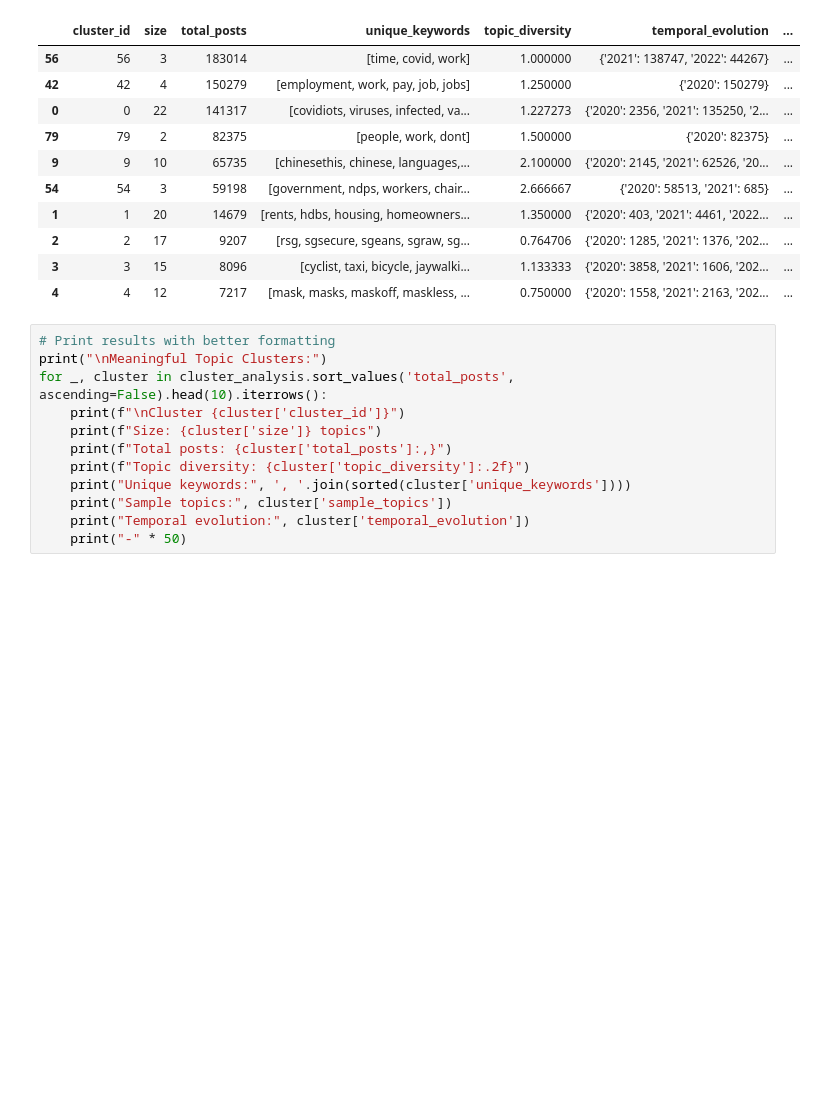
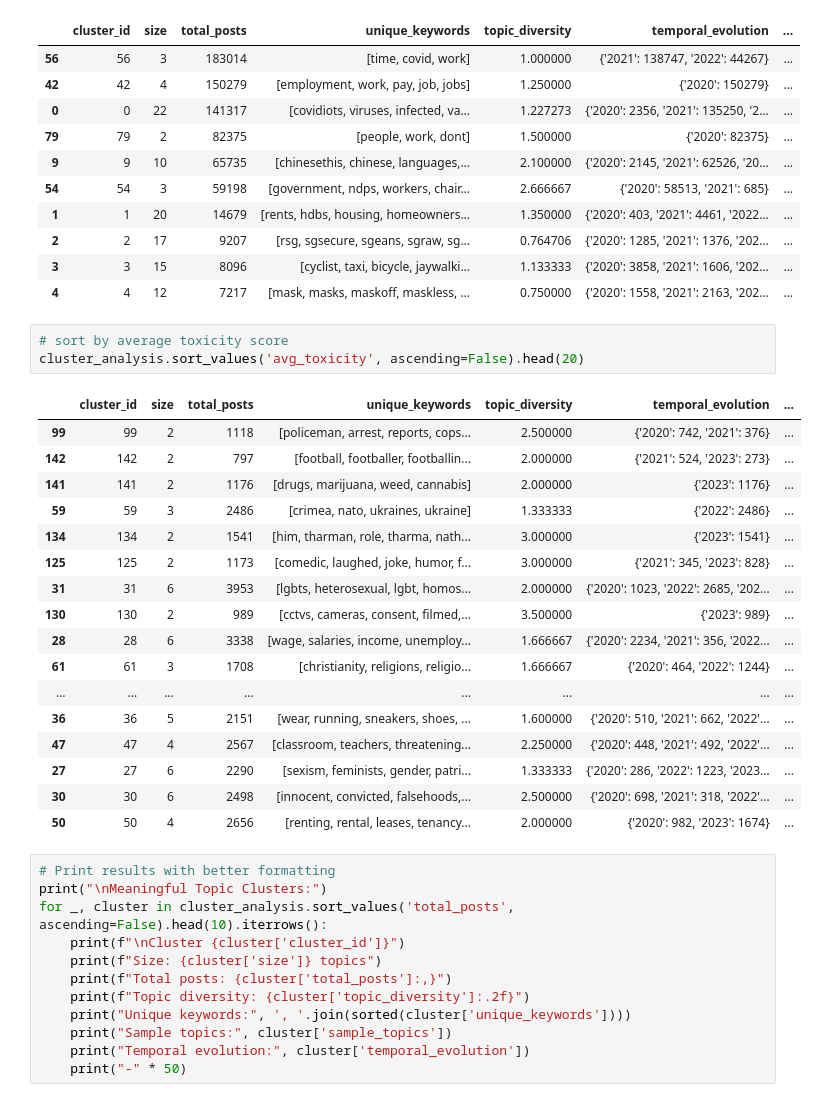
Before and after one commit to yangshutingg/dsa4264, a Jupyter notebook: src/topic_clustering.ipynb, the cells around one changed output. Drawn from its saved outputs; the diff is of its cells as text; blank space fills up the shorter version.

```diff
--- a/src/topic_clustering.ipynb
+++ b/src/topic_clustering.ipynb
@@ -291,6 +291,27 @@ cluster_analysis.sort_values('total_posts', ascending=False).head(10)
 | 2 | 2 | 17 | 9207 | [rsg, sgsecure, sgeans, sgraw, sg... | 0.764706 | {'2020': 1285, '2021': 1376, '202... | ... |
 | 3 | 3 | 15 | 8096 | [cyclist, taxi, bicycle, jaywalki... | 1.133333 | {'2020': 3858, '2021': 1606, '202... | ... |
 | 4 | 4 | 12 | 7217 | [mask, masks, maskoff, maskless, ... | 0.750000 | {'2020': 1558, '2021': 2163, '202... | ... |
+# %%
+# sort by average toxicity score
+cluster_analysis.sort_values('avg_toxicity', ascending=False).head(20)
+# %% [output]
+|  | cluster_id | size | total_posts | unique_keywords | topic_diversity | temporal_evolution | ... |
+| 99 | 99 | 2 | 1118 | [policeman, arrest, reports, cops... | 2.500000 | {'2020': 742, '2021': 376} | ... |
+| 142 | 142 | 2 | 797 | [football, footballer, footballin... | 2.000000 | {'2021': 524, '2023': 273} | ... |
+| 141 | 141 | 2 | 1176 | [drugs, marijuana, weed, cannabis] | 2.000000 | {'2023': 1176} | ... |
+| 59 | 59 | 3 | 2486 | [crimea, nato, ukraines, ukraine] | 1.333333 | {'2022': 2486} | ... |
+| 134 | 134 | 2 | 1541 | [him, tharman, role, tharma, nath... | 3.000000 | {'2023': 1541} | ... |
+| 125 | 125 | 2 | 1173 | [comedic, laughed, joke, humor, f... | 3.000000 | {'2021': 345, '2023': 828} | ... |
+| 31 | 31 | 6 | 3953 | [lgbts, heterosexual, lgbt, homos... | 2.000000 | {'2020': 1023, '2022': 2685, '202... | ... |
+| 130 | 130 | 2 | 989 | [cctvs, cameras, consent, filmed,... | 3.500000 | {'2023': 989} | ... |
+| 28 | 28 | 6 | 3338 | [wage, salaries, income, unemploy... | 1.666667 | {'2020': 2234, '2021': 356, '2022... | ... |
+| 61 | 61 | 3 | 1708 | [christianity, religions, religio... | 1.666667 | {'2020': 464, '2022': 1244} | ... |
+| ... | ... | ... | ... | ... | ... | ... | ... |
+| 36 | 36 | 5 | 2151 | [wear, running, sneakers, shoes, ... | 1.600000 | {'2020': 510, '2021': 662, '2022'... | ... |
+| 47 | 47 | 4 | 2567 | [classroom, teachers, threatening... | 2.250000 | {'2020': 448, '2021': 492, '2022'... | ... |
+| 27 | 27 | 6 | 2290 | [sexism, feminists, gender, patri... | 1.333333 | {'2020': 286, '2022': 1223, '2023... | ... |
+| 30 | 30 | 6 | 2498 | [innocent, convicted, falsehoods,... | 2.500000 | {'2020': 698, '2021': 318, '2022'... | ... |
+| 50 | 50 | 4 | 2656 | [renting, rental, leases, tenancy... | 2.000000 | {'2020': 982, '2023': 1674} | ... |
 # %%
 # Print results with better formatting
 print("\nMeaningful Topic Clusters:")
```
Also changed, not shown: parts of 4 cells of this notebook.
